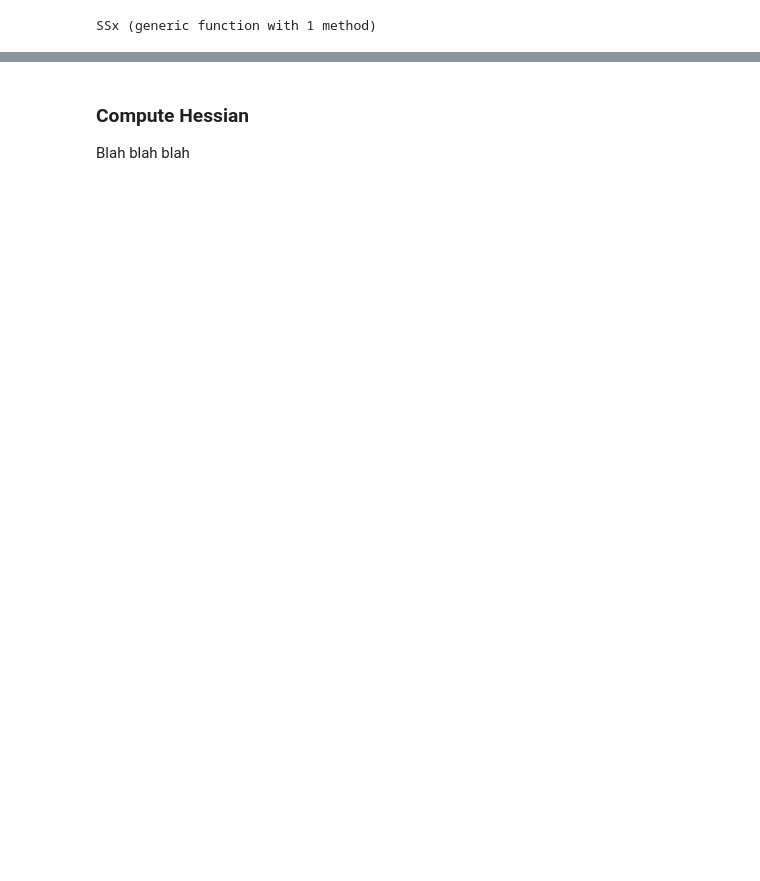
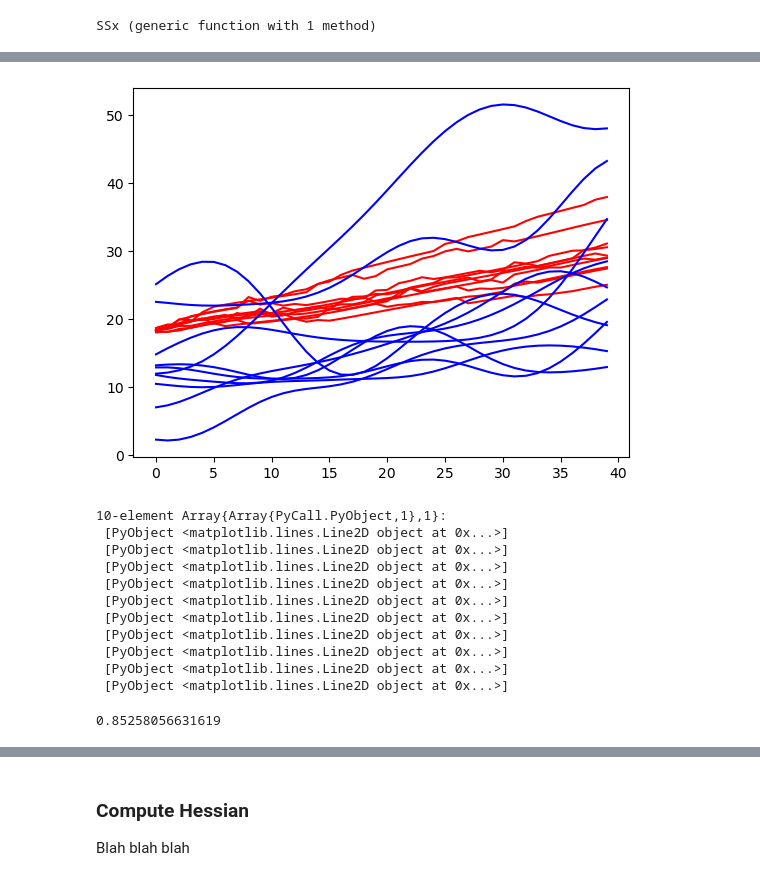
Before and after one commit to Brody-Lab/PulseInputDDM.jl, a Jupyter notebook: examples/neural model/fit_neural_model_converge.ipynb, the cells around one changed output, grey strips where cells are left out. Cells and saved outputs as stored; diff of their text form; code cells hidden in the pictures; blank space fills up the shorter version.

```diff
--- a/examples/neural model/fit_neural_model_converge.ipynb
+++ b/examples/neural model/fit_neural_model_converge.ipynb
@@ -321,3 +377,23 @@ SSx (generic function with 1 method)
+# %%
+plot.([μ_λ[1][r][1][1:40] for r in 1:10], color="red")
+plot.([μ_rnt[1][r][1][1:40] for r in 1:10], color="blue")
+# %% [output]
+[figure, added]
+10-element Array{Array{PyCall.PyObject,1},1}:
+ [PyObject <matplotlib.lines.Line2D object at 0x...>]
+ [PyObject <matplotlib.lines.Line2D object at 0x...>]
+ [PyObject <matplotlib.lines.Line2D object at 0x...>]
+ [PyObject <matplotlib.lines.Line2D object at 0x...>]
+ [PyObject <matplotlib.lines.Line2D object at 0x...>]
+ [PyObject <matplotlib.lines.Line2D object at 0x...>]
+ [PyObject <matplotlib.lines.Line2D object at 0x...>]
+ [PyObject <matplotlib.lines.Line2D object at 0x...>]
+ [PyObject <matplotlib.lines.Line2D object at 0x...>]
+ [PyObject <matplotlib.lines.Line2D object at 0x...>]
+# %%
+1 - SSx(μ_λ - μ_rnt, 40)/SSx(μ_rnt, 40)
+# %% [output]
+0.85258056631619
 # %%
 1 - SSx(μ_c_λ - μ_ct, 40)/SSx(μ_ct, 40)
 # %% [output]
```
Also changed, not shown: parts of 32 cells of this notebook, 7 other files.
